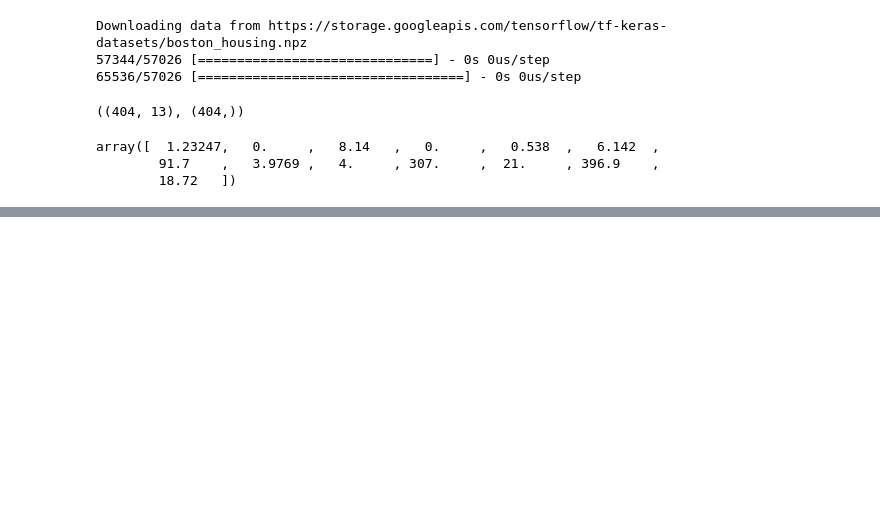
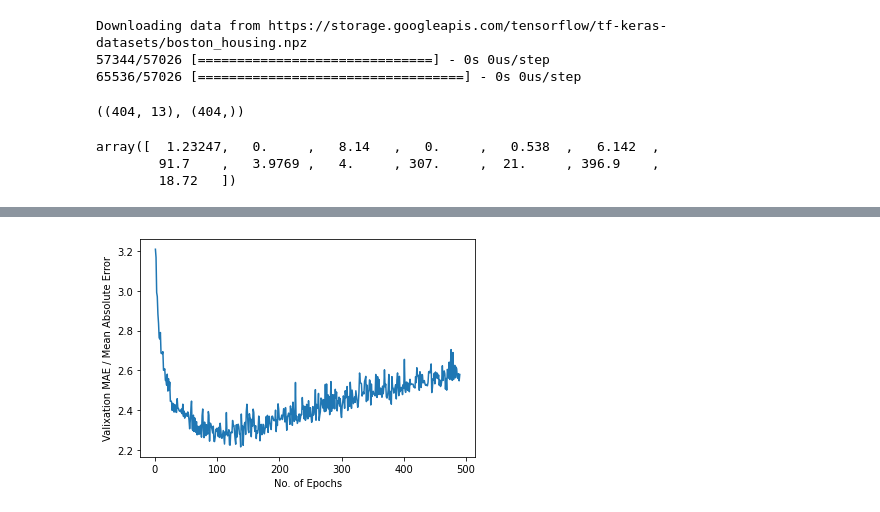
Before and after one commit to yvrjsharma/Keras-edition-deux, a Jupyter notebook: Keras_3.ipynb, the cells around one changed output, grey strips where cells are left out. Drawn from its saved outputs; the diff is of its cells as text; code cells hidden in the pictures; blank space fills up the shorter version.

```diff
--- a/Keras_3.ipynb
+++ b/Keras_3.ipynb
@@ -454,0 +558,8 @@ def build_model():
+# %%
+#Rescaling the validation mae data to see the effects more clearly
+plt.plot(range(1, len(average_mae_history[10:]) + 1), average_mae_history[10:])
+plt.xlabel("No. of Epochs")
+plt.ylabel("Valixation MAE / Mean Absolute Error")
+plt.show()
+# %% [output]
+[figure, added]
```
Also changed, not shown: parts of 27 cells of this notebook.
